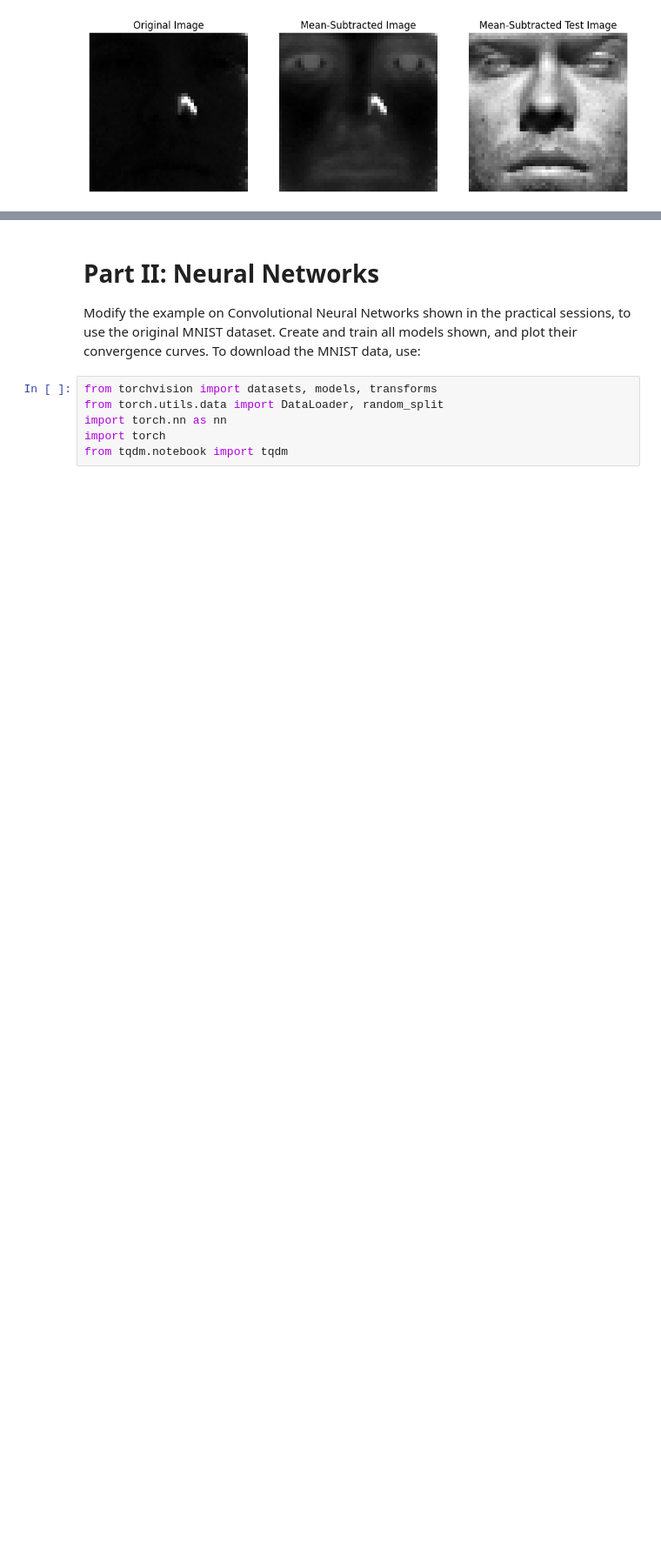
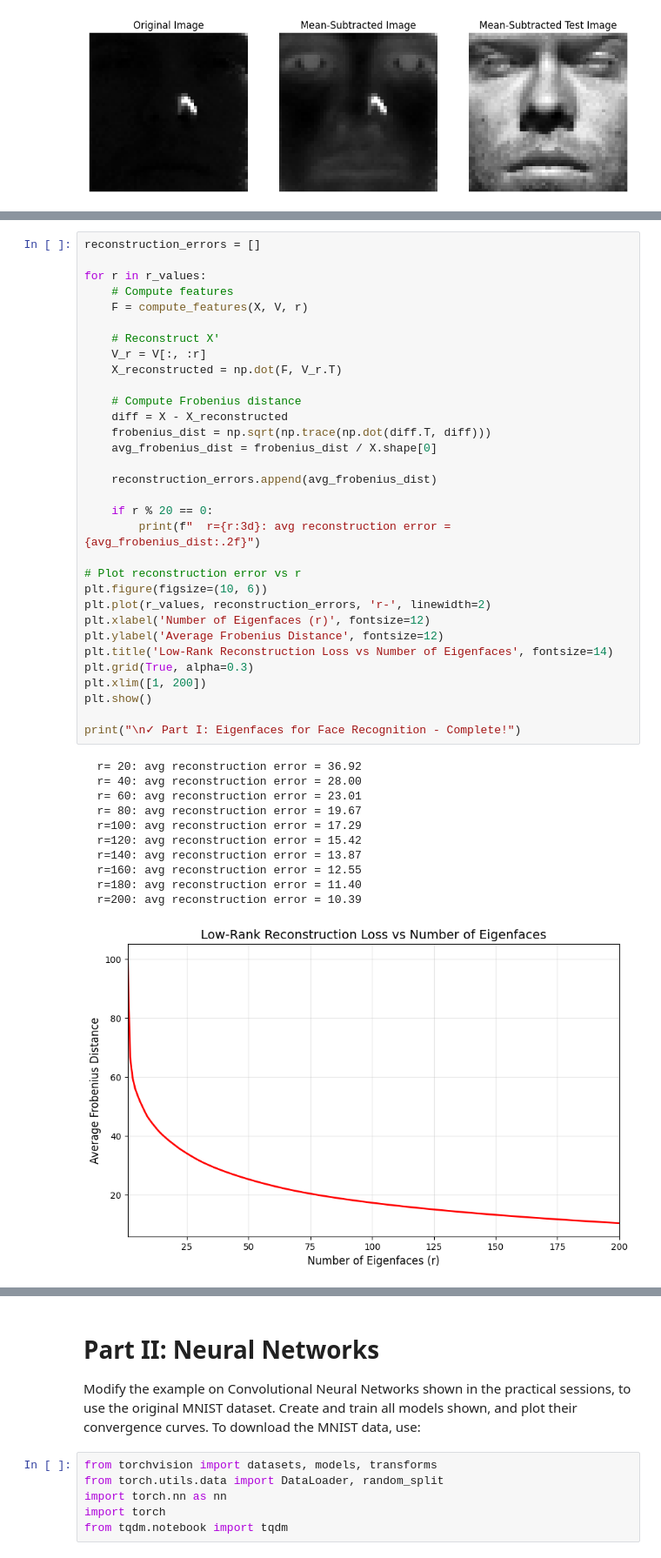
Before and after one commit to bsanchezv/ENEI-2025-ML2-Tarea2, a Jupyter notebook: src/ML2_Assignment2_Solution.ipynb, the cells around one changed output, grey strips where cells are left out. Shown at 87% size. Cells and saved outputs as stored; diff of their text form; blank space fills up the shorter version.

```diff
--- a/src/ML2_Assignment2_Solution.ipynb
+++ b/src/ML2_Assignment2_Solution.ipynb
@@ -203,0 +347,44 @@ $$
+# %%
+reconstruction_errors = []
+
+for r in r_values:
+    # Compute features
+    F = compute_features(X, V, r)
+
+    # Reconstruct X'
+    V_r = V[:, :r]
+    X_reconstructed = np.dot(F, V_r.T)
+
+    # Compute Frobenius distance
+    diff = X - X_reconstructed
+    frobenius_dist = np.sqrt(np.trace(np.dot(diff.T, diff)))
+    avg_frobenius_dist = frobenius_dist / X.shape[0]
+
+    reconstruction_errors.append(avg_frobenius_dist)
+
+    if r % 20 == 0:
+        print(f"  r={r:3d}: avg reconstruction error = {avg_frobenius_dist:.2f}")
+
+# Plot reconstruction error vs r
+plt.figure(figsize=(10, 6))
+plt.plot(r_values, reconstruction_errors, 'r-', linewidth=2)
+plt.xlabel('Number of Eigenfaces (r)', fontsize=12)
+plt.ylabel('Average Frobenius Distance', fontsize=12)
+plt.title('Low-Rank Reconstruction Loss vs Number of Eigenfaces', fontsize=14)
+plt.grid(True, alpha=0.3)
+plt.xlim([1, 200])
+plt.show()
+
+print("\n✓ Part I: Eigenfaces for Face Recognition - Complete!")
+# %% [output]
+  r= 20: avg reconstruction error = 36.92
+  r= 40: avg reconstruction error = 28.00
+  r= 60: avg reconstruction error = 23.01
+  r= 80: avg reconstruction error = 19.67
+  r=100: avg reconstruction error = 17.29
+  r=120: avg reconstruction error = 15.42
+  r=140: avg reconstruction error = 13.87
+  r=160: avg reconstruction error = 12.55
+  r=180: avg reconstruction error = 11.40
+  r=200: avg reconstruction error = 10.39
+[figure, added]
```
Also changed, not shown: parts of 18 cells of this notebook.
